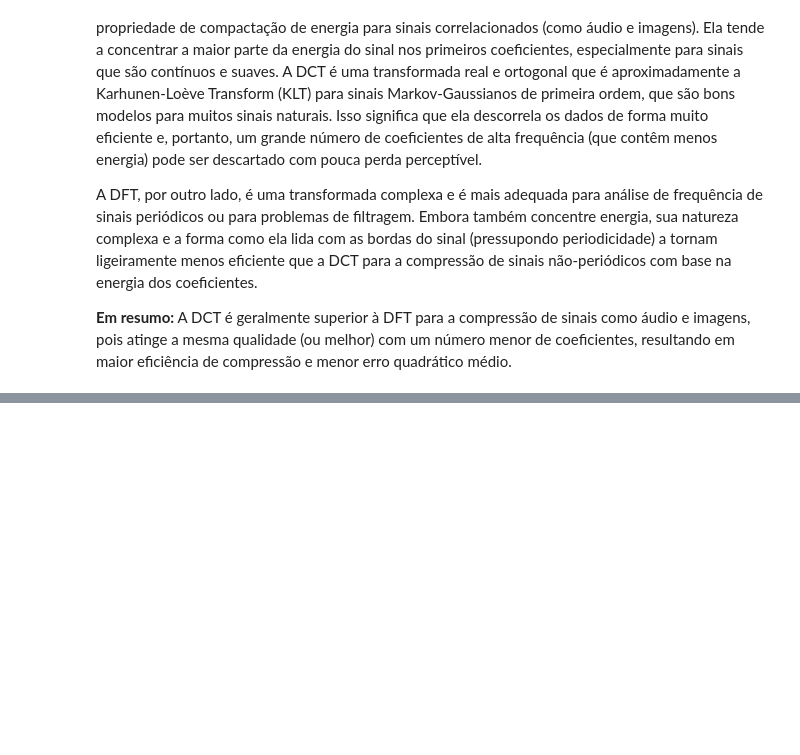
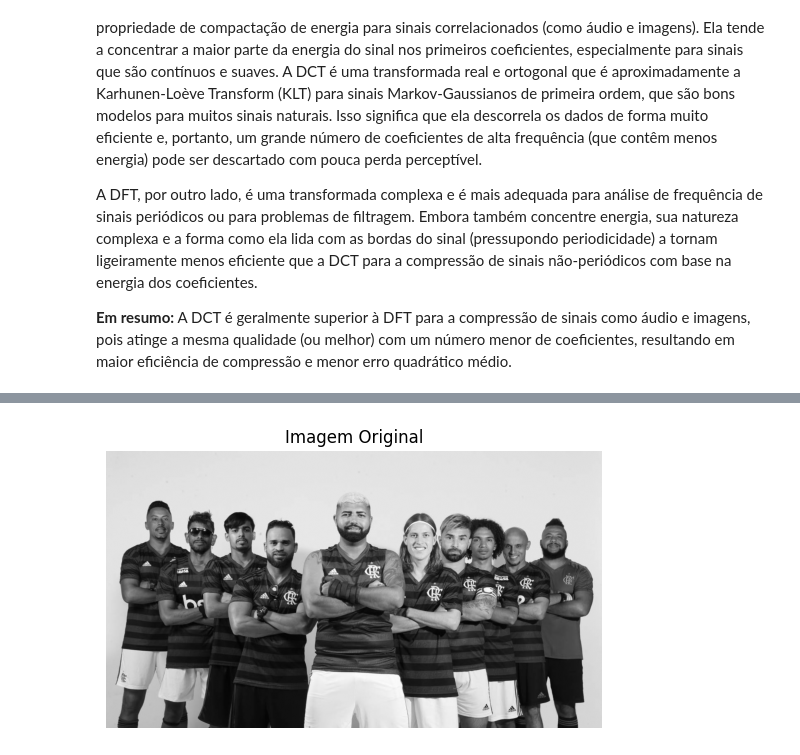
Before and after one commit to masterAristocats/Trabalho-Processamento-de-Sinais-I-4, a Jupyter notebook: rep.ipynb, the cells around one changed output, grey strips where cells are left out. Saved outputs shown, nothing was run; the diff lists cells and outputs as text; code cells hidden in the pictures; blank space fills up the shorter version.

```diff
--- a/rep.ipynb
+++ b/rep.ipynb
@@ -494,3 +494,16 @@ A DFT, por outro lado, é uma transformada complexa e é mais adequada para aná
 **Em resumo:** A DCT é geralmente superior à DFT para a compressão de sinais como áudio e imagens, pois atinge a mesma qualidade (ou melhor) com um número menor de coeficientes, resultando em maior eficiência de compressão e menor erro quadrático médio.
 # %%
 #Exercício Prático 4
+# %%
+from google.colab import files
+from PIL import Image
+import numpy as np
+
+# Fazer upload do arquivo
+print("upload o aquivo sosias.jpg:")
+uploaded = files.upload()
+
+# Pegar o nome do arquivo enviado
+filename = list(uploaded.keys())[0]
+
+print("Arquivo carregado:", filename)
@@ -496,0 +515,15 @@ A DFT, por outro lado, é uma transformada complexa e é mais adequada para aná
+# %%
+import matplotlib.pyplot as plt
+from scipy.fft import dct
+from PIL import Image
+
+# Abrir imagem enviada
+img = Image.open(filename).convert('L')  # escala de cinza
+img = np.array(img, dtype=np.float64)
+
+plt.imshow(img, cmap='gray')
+plt.title('Imagem Original')
+plt.axis('off')
+plt.show()
+# %% [output]
+[figure, added]
```
Also changed, not shown: parts of 14 cells of this notebook.
